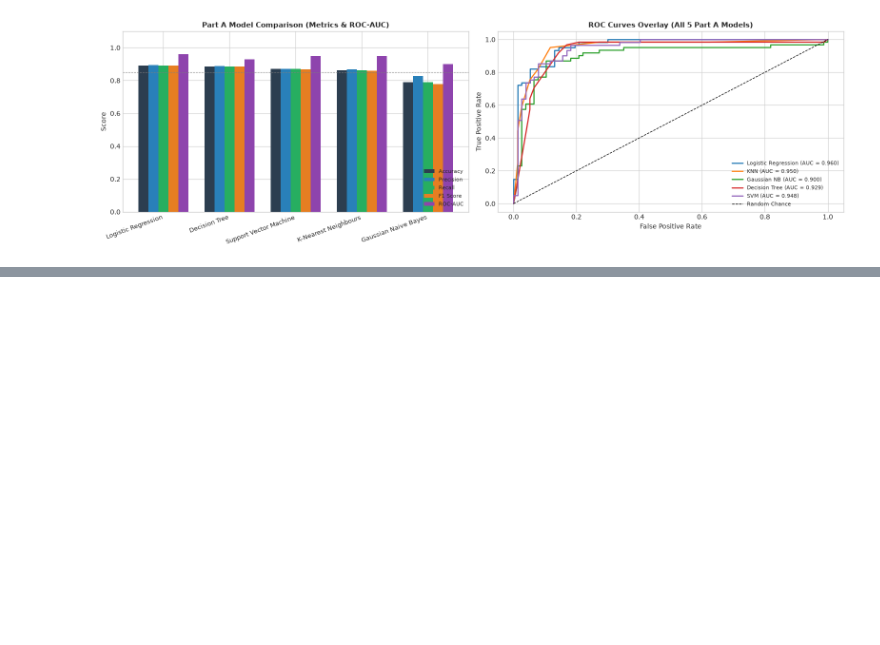
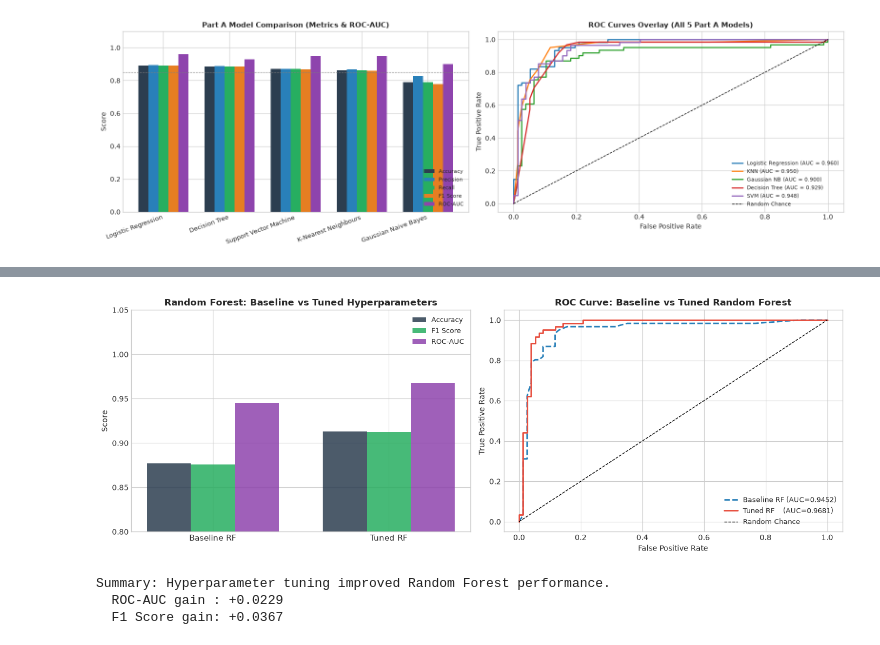
Before and after one commit to Nithin0306/ml_capstone, a Jupyter notebook: notebooks/classification.ipynb, the cells around one changed output, grey strips where cells are left out. Saved outputs shown, nothing was run; the diff lists cells and outputs as text; code cells hidden in the pictures; blank space fills up the shorter version.

```diff
--- a/notebooks/classification.ipynb
+++ b/notebooks/classification.ipynb
@@ -825,0 +1106,58 @@ After preprocessing the Credit Approval dataset and evaluating our first five cl
+# %%
+# Visualise improvement: Baseline vs Tuned Random Forest
+
+comparison_df = pd.DataFrame({
+    'Configuration': ['Baseline RF', 'Tuned RF'],
+    'Accuracy':  [rf_acc,       rf_tuned_acc],
+    'F1 Score':  [rf_f1,        rf_tuned_f1],
+    'ROC-AUC':   [rf_auc,       rf_tuned_auc],
+})
+
+fig, axes = plt.subplots(1, 2, figsize=(14, 5))
+
+# Metric comparison bar chart
+x_pos   = [0, 1]
+bar_w   = 0.25
+metrics_cmp = ['Accuracy', 'F1 Score', 'ROC-AUC']
+palette_cmp = ['#2c3e50', '#27ae60', '#8e44ad']
+
+for offset, (metric, color) in enumerate(zip(metrics_cmp, palette_cmp)):
+    axes[0].bar(
+        [p + (offset - 1) * bar_w for p in x_pos],
+        comparison_df[metric],
+        bar_w,
+        label=metric,
+        color=color,
+        alpha=0.85
+    )
+
+axes[0].set_xticks(x_pos)
+axes[0].set_xticklabels(['Baseline RF', 'Tuned RF'], fontsize=11)
+axes[0].set_ylim(0.80, 1.05)
+axes[0].set_ylabel('Score')
+axes[0].set_title('Random Forest: Baseline vs Tuned Hyperparameters', fontweight='bold')
+axes[0].legend(fontsize=9)
+
+# ROC curve comparison
+fpr_base,  tpr_base,  _ = roc_curve(y_test, rf_prob)
+fpr_tuned, tpr_tuned, _ = roc_curve(y_test, rf_tuned_prob)
+
+axes[1].plot(fpr_base,  tpr_base,  label=f"Baseline RF (AUC={rf_auc:.4f})",       linewidth=2, linestyle='--', color='#2980b9')
+axes[1].plot(fpr_tuned, tpr_tuned, label=f"Tuned RF    (AUC={rf_tuned_auc:.4f})", linewidth=2,               color='#e74c3c')
+axes[1].plot([0, 1], [0, 1], 'k--', linewidth=1, label='Random Chance')
+axes[1].set_xlabel('False Positive Rate')
+axes[1].set_ylabel('True Positive Rate')
+axes[1].set_title('ROC Curve: Baseline vs Tuned Random Forest', fontweight='bold')
+axes[1].legend(fontsize=9)
+
+plt.tight_layout()
+plt.show()
+
+print("\nSummary: Hyperparameter tuning improved Random Forest performance.")
+print(f"  ROC-AUC gain : {rf_tuned_auc - rf_auc:+.4f}")
+print(f"  F1 Score gain: {rf_tuned_f1 - rf_f1:+.4f}")
+# %% [output]
+[figure, added]
+Summary: Hyperparameter tuning improved Random Forest performance.
+  ROC-AUC gain : +0.0229
+  F1 Score gain: +0.0367
```
Also changed, not shown: parts of 12 cells of this notebook, 1 other file.
